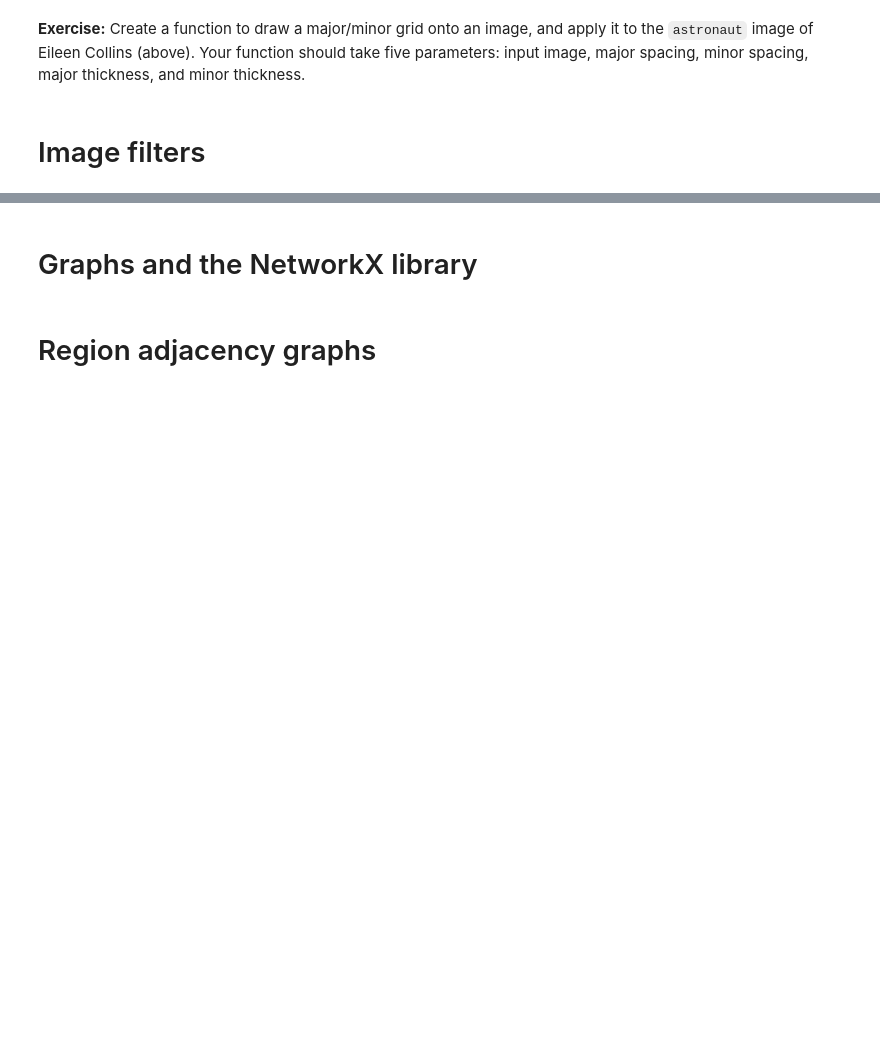
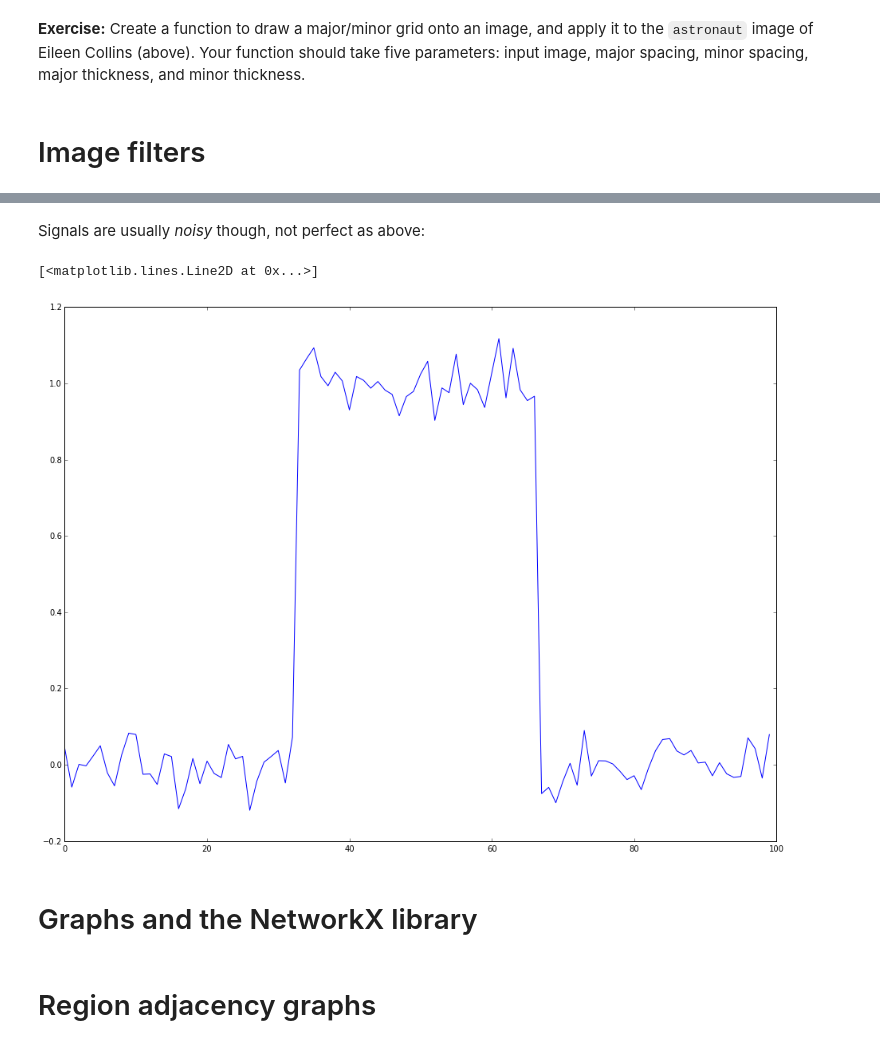
Before and after one commit to elegant-scipy/elegant-scipy, a Jupyter notebook: notebooks/Chapter 2 — Graph segmentation of n-dimensional images.ipynb, the cells around one changed output, grey strips where cells are left out. Drawn from its saved outputs; the diff is of its cells as text; code cells hidden in the pictures; blank space fills up the shorter version.

```diff
--- a/notebooks/Chapter 2 — Graph segmentation of n-dimensional images.ipynb
+++ b/notebooks/Chapter 2 — Graph segmentation of n-dimensional images.ipynb
@@ -90,3 +115,11 @@ minor thickness.
+# %% [markdown]
+Signals are usually *noisy* though, not perfect as above:
+# %%
+sig = sig + np.random.normal(0, 0.05, size=sig.shape)
+plt.plot(sig)
+# %% [output]
+[<matplotlib.lines.Line2D at 0x...>]
+[figure, added]
 # %% [markdown]
 # Graphs and the NetworkX library
 # %% [markdown]
```
Also changed, not shown: parts of 6 cells of this notebook.
